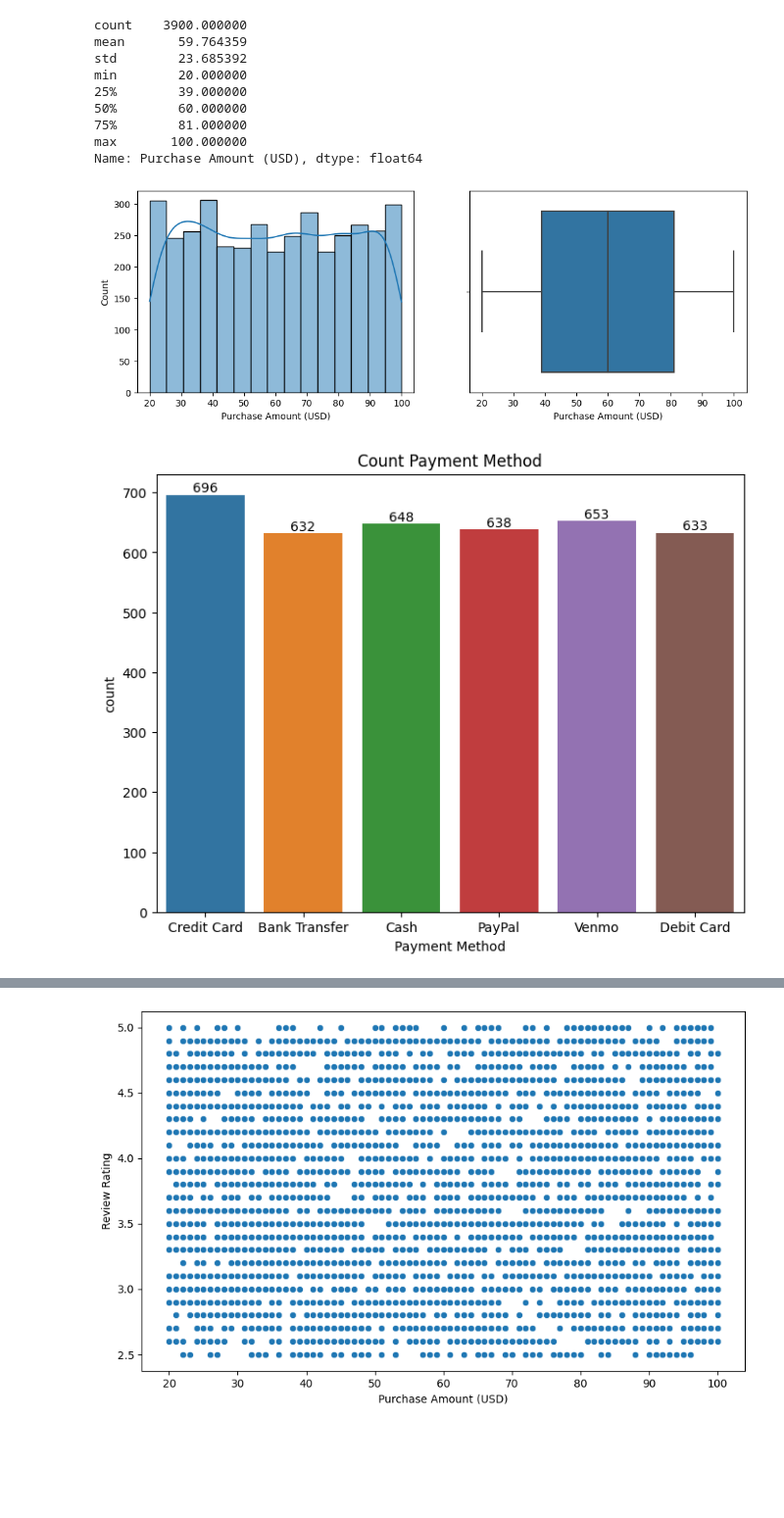
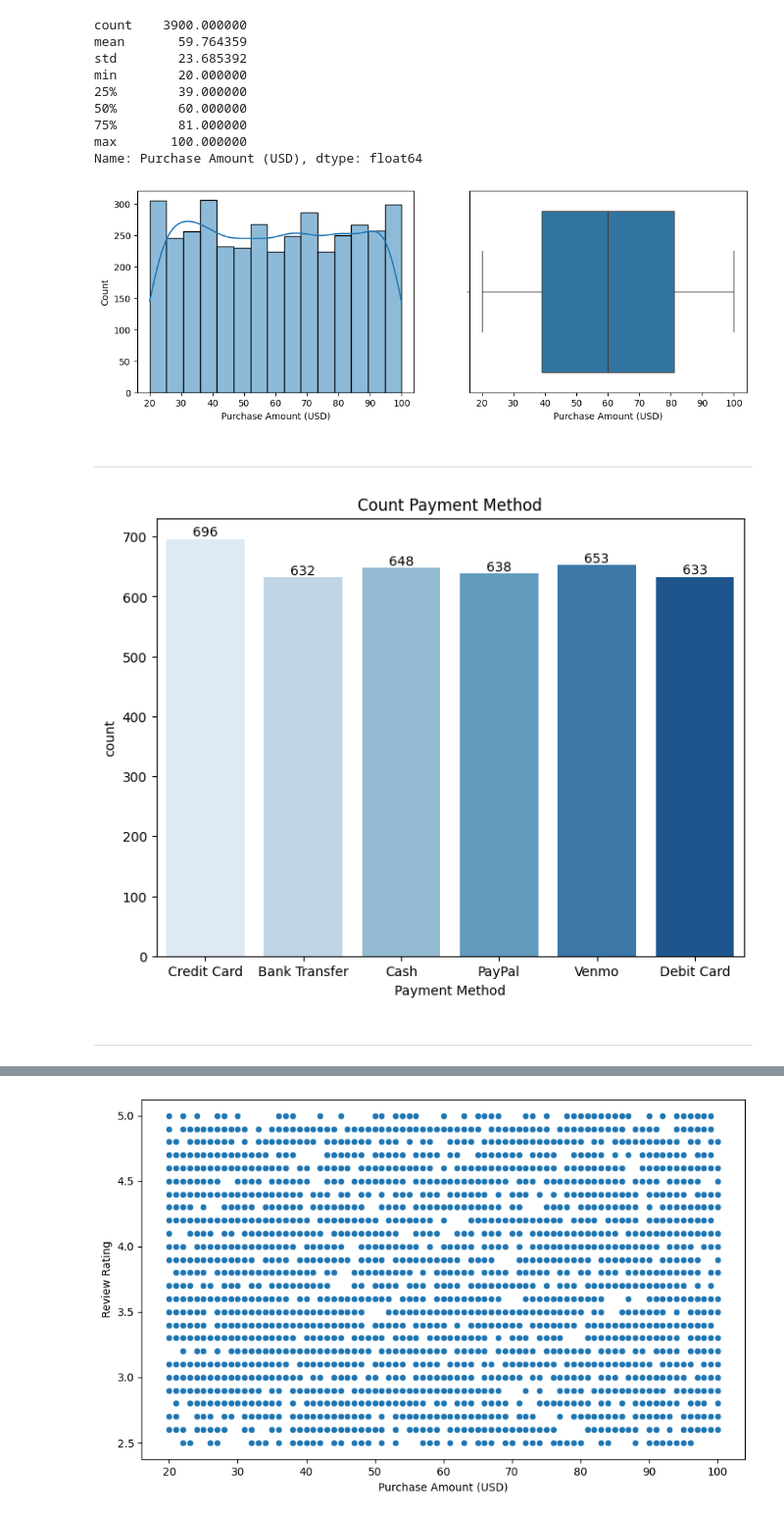
Before and after one commit to Ozan-Mohurcu/Trend_Shopping_Practice, a Jupyter notebook: trend-shopping-dataset.ipynb, the cells around one changed output, grey strips where cells are left out. Shown at 98% size. Saved outputs shown, nothing was run; the diff lists cells and outputs as text; code cells hidden in the pictures; blank space fills up the shorter version.

```diff
--- a/trend-shopping-dataset.ipynb
+++ b/trend-shopping-dataset.ipynb
@@ -29,7 +61,7 @@ import warnings
 warnings.filterwarnings("ignore")
 warnings.warn("this will not show")
 # %%
-df = pd.read_csv("/kaggle/input/customer-shopping-latest-trends-dataset/shopping_trends.csv")
+df = pd.read_csv("shopping_trends.csv")
 df.head()
 # %% [output]
 |  | Customer ID | Age | Gender | Item Purchased | Category | Purchase Amount (USD) | Location | Size | ... |
@@ -156,18 +184,22 @@ sns.histplot(data = df, x = "Purchase Amount (USD)", ax = axes[0], kde = True)
 sns.boxplot(data= df, x = "Purchase Amount (USD)", ax = axes[1])
 plt.show()
 # %% [output]
-[figure, old version]
+[figure, new version]
+# %% [markdown]
+---
 # %%
 plt.figure(figsize = (8,6))
 
-ax = sns.countplot(x = df['Payment Method'])
+ax = sns.countplot(x = df['Payment Method'],palette='Blues')
 
 for i in ax.containers:
     ax.bar_label(i)
 
 plt.title('Count Payment Method')
 plt.show()
 # %% [output]
-[figure, old version]
+[figure, new version]
+# %% [markdown]
+---
 # %%
 plt.figure(figsize = (8,6))
```
Also changed, not shown: parts of 24 cells of this notebook, 1 other file.
